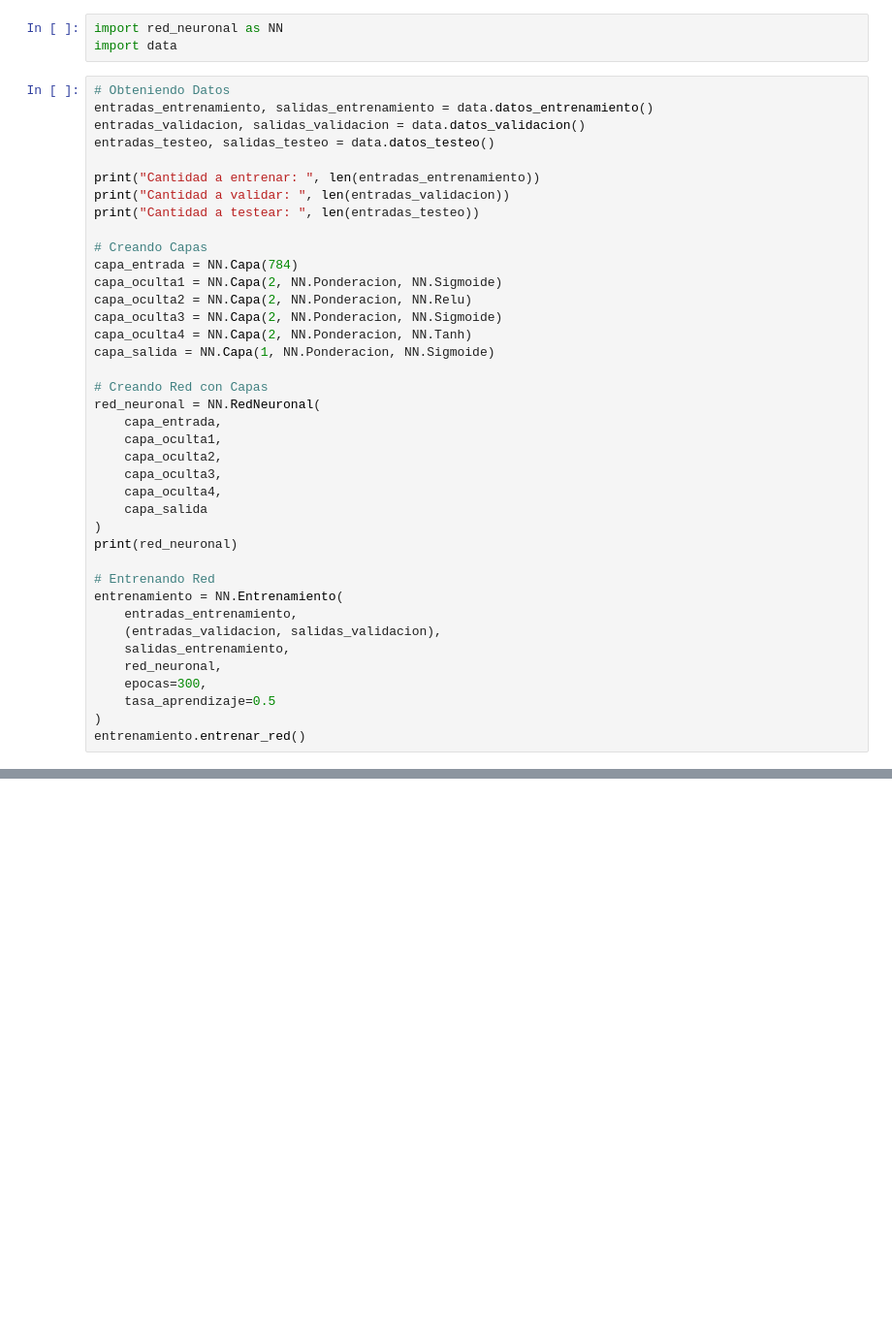
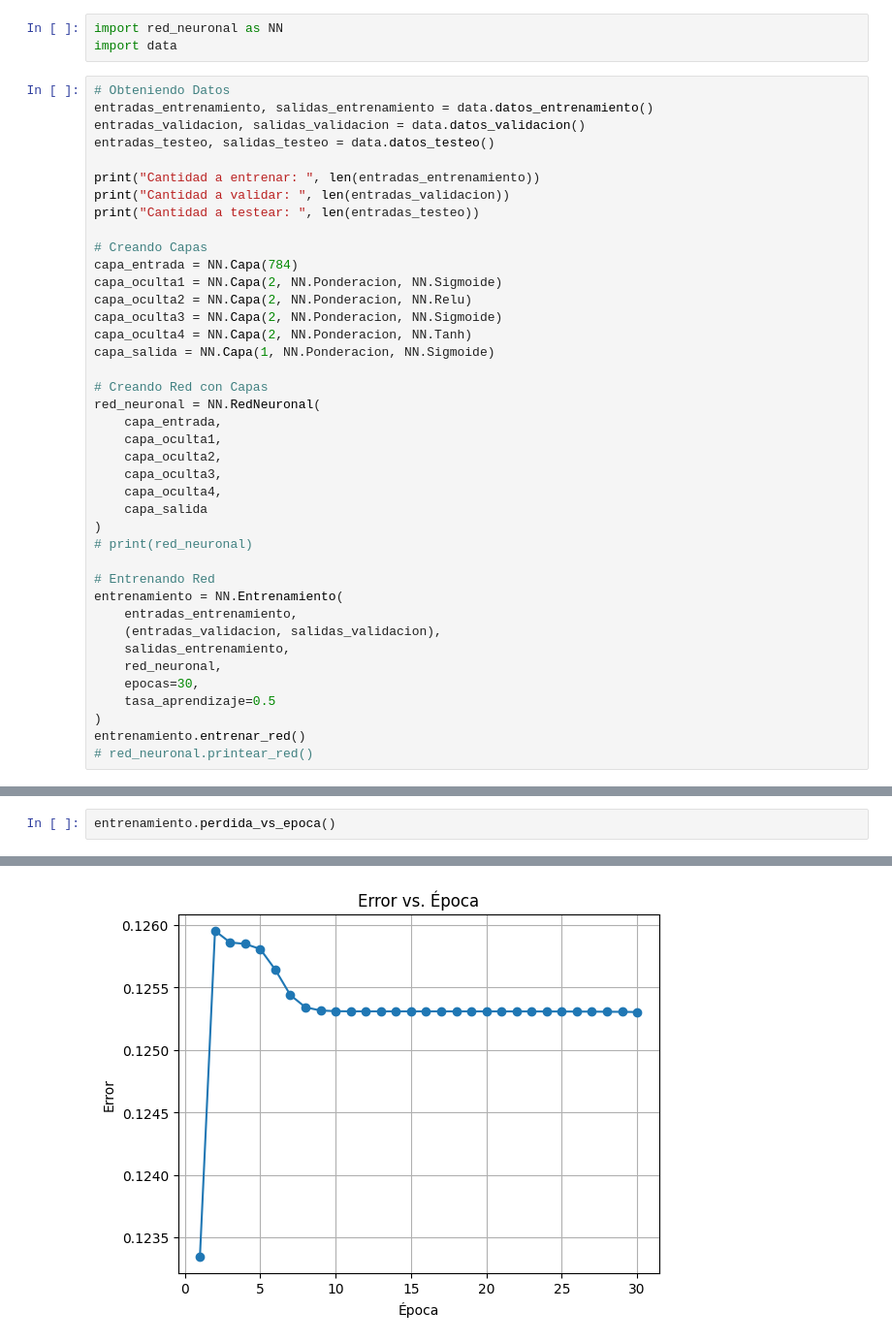
Before and after one commit to Simon-Henriquez/Red-Neuronal, a Jupyter notebook: src/mnist.ipynb, the cells around one changed output, grey strips where cells are left out. Shown at 97% size. Drawn from its saved outputs; the diff is of its cells as text; blank space fills up the shorter version.

```diff
--- a/src/mnist.ipynb
+++ b/src/mnist.ipynb
@@ -28,7 +28,7 @@ red_neuronal = NN.RedNeuronal(
     capa_oculta4,
     capa_salida
 )
-print(red_neuronal)
+# print(red_neuronal)
 
 # Entrenando Red
 entrenamiento = NN.Entrenamiento(
@@ -36,7 +36,8 @@ entrenamiento = NN.Entrenamiento(
     (entradas_validacion, salidas_validacion),
     salidas_entrenamiento,
     red_neuronal,
-    epocas=300,
+    epocas=30,
     tasa_aprendizaje=0.5
 )
 entrenamiento.entrenar_red()
+# red_neuronal.printear_red()
@@ -42,0 +48,3 @@ entrenamiento.entrenar_red()
+# %%
+entrenamiento.perdida_vs_epoca()
+# %% [output]
@@ -43,3 +52,4 @@ entrenamiento.entrenar_red()
+[figure, added]
 # %%
 cont_accepted = 0
 for index in range(len(entradas_testeo)):
```
Also changed, not shown: parts of 4 cells of this notebook, 6 other files.
